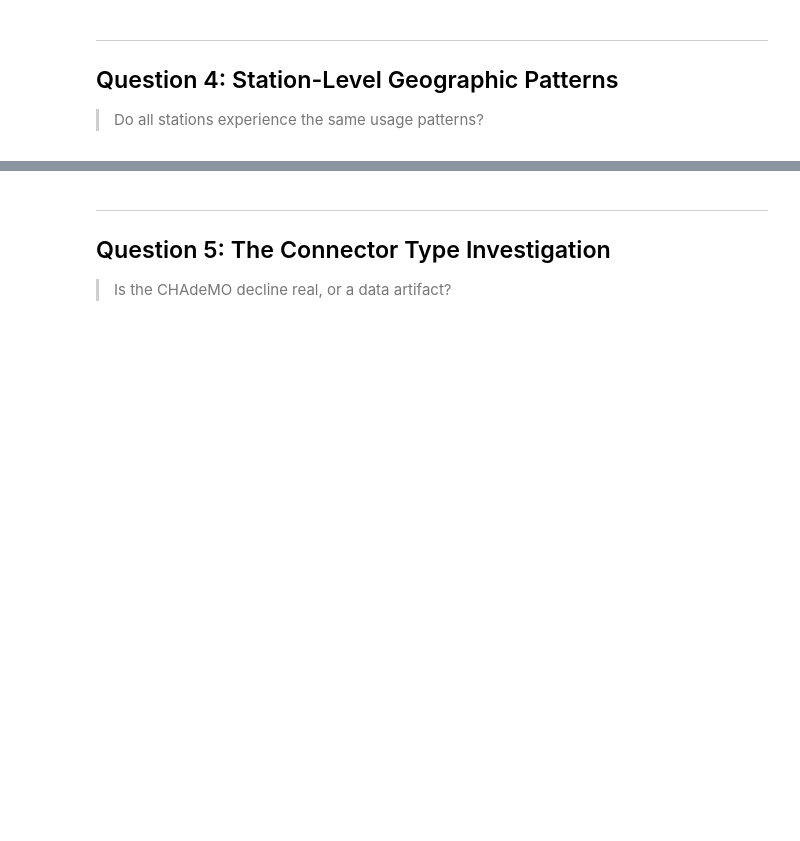
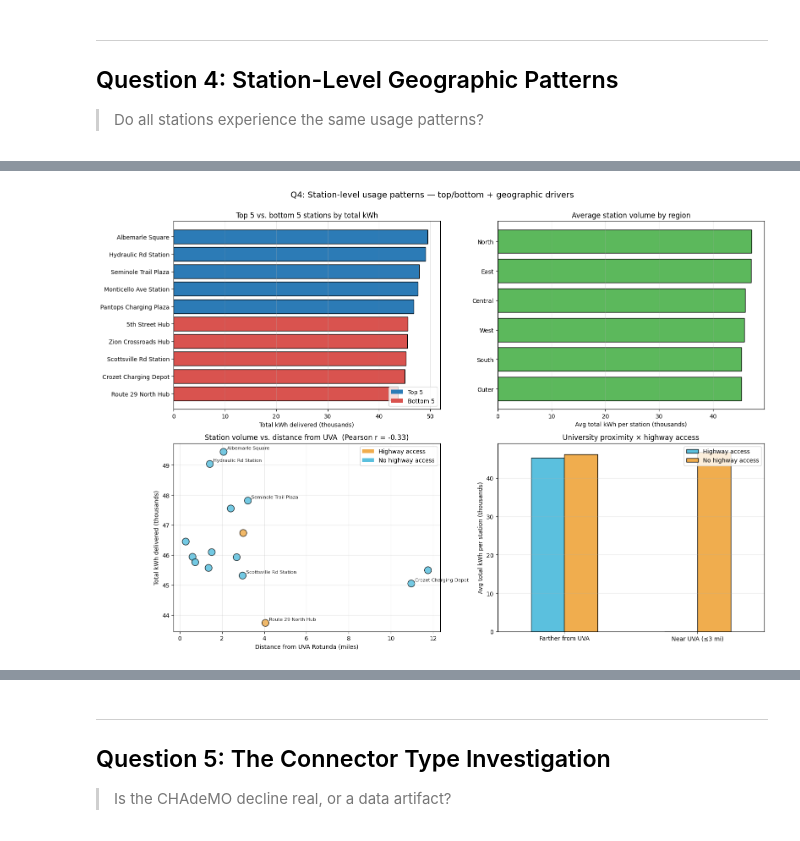
Before and after one commit to natekim416/DS2002-Kim, a Jupyter notebook: capstone/capstone-project.ipynb, the cells around one changed output, grey strips where cells are left out. Saved outputs shown, nothing was run; the diff lists cells and outputs as text; code cells hidden in the pictures; blank space fills up the shorter version.

```diff
--- a/capstone/capstone-project.ipynb
+++ b/capstone/capstone-project.ipynb
@@ -586 +764,72 @@ formats for the same physical vehicles — the canonical VH-### form, a hash-sty
+# %%
+# Q4 visualization: 4-panel comparison of station volume + geography
+from matplotlib.patches import Patch
+
+fig, axes = plt.subplots(2, 2, figsize=(16, 11))
+fig.suptitle('Q4: Station-level usage patterns — top/bottom + geographic drivers',
+             fontsize=14, y=1.00)
+
+# Panel 1: top 5 vs bottom 5
+combined = pd.concat([top5.assign(group='Top 5'),
+                      bot5.assign(group='Bottom 5')]).sort_values('total_kwh')
+colors = ['#d9534f' if g == 'Bottom 5' else '#2c7bb6' for g in combined['group']]
+axes[0, 0].barh(combined['station_name'], combined['total_kwh'] / 1000,
+                color=colors, edgecolor='black')
+axes[0, 0].set_xlabel('Total kWh delivered (thousands)')
+axes[0, 0].set_title('Top 5 vs. bottom 5 stations by total kWh')
+axes[0, 0].grid(axis='x', alpha=0.3)
+axes[0, 0].legend(handles=[Patch(facecolor='#2c7bb6', label='Top 5'),
+                           Patch(facecolor='#d9534f', label='Bottom 5')],
+                  loc='lower right')
+
+# Panel 2: avg station volume by region
+region_avg = (station_geo.groupby('region')['total_kwh'].mean()
+              .sort_values(ascending=True) / 1000)
+axes[0, 1].barh(region_avg.index, region_avg.values, color='#5cb85c',
+                edgecolor='black')
+axes[0, 1].set_xlabel('Avg total kWh per station (thousands)')
+axes[0, 1].set_title('Average station volume by region')
+axes[0, 1].grid(axis='x', alpha=0.3)
+
+# Panel 3: scatter — distance from UVA vs total kWh
+hwy_color = station_geo['highway_access'].map({True: '#f0ad4e', False: '#5bc0de'})
+axes[1, 0].scatter(station_geo['miles_from_uva'],
+                   station_geo['total_kwh'] / 1000,
+                   c=hwy_color, s=140, edgecolor='black', alpha=0.85)
+to_label = pd.concat([station_geo.head(3), station_geo.tail(3)])
+for _, r in to_label.iterrows():
+    axes[1, 0].annotate(r['station_name'][:22],
+                        (r['miles_from_uva'], r['total_kwh'] / 1000),
+                        fontsize=8, alpha=0.85,
+                        xytext=(6, 4), textcoords='offset points')
+corr_val = station_geo[['miles_from_uva', 'total_kwh']].corr().iloc[0, 1]
+axes[1, 0].set_xlabel('Distance from UVA Rotunda (miles)')
+axes[1, 0].set_ylabel('Total kWh delivered (thousands)')
+axes[1, 0].set_title(f'Station volume vs. distance from UVA  (Pearson r = {corr_val:.2f})')
+axes[1, 0].grid(alpha=0.3)
+axes[1, 0].legend(handles=[Patch(facecolor='#f0ad4e', label='Highway access'),
+                           Patch(facecolor='#5bc0de', label='No highway access')],
+                  loc='upper right')
+
+# Panel 4: 2x2 — university proximity x highway access
+group_summary = (station_geo
+                 .assign(univ_label=station_geo['near_university'].map(
+                     {True: 'Near UVA (≤3 mi)', False: 'Farther from UVA'}),
+                         hwy_label=station_geo['highway_access'].map(
+                     {True: 'Highway access', False: 'No highway access'}))
+                 .groupby(['univ_label', 'hwy_label'])['total_kwh']
+                 .mean().div(1000).unstack())
+group_summary.plot(kind='bar', ax=axes[1, 1], color=['#5bc0de', '#f0ad4e'],
+                   edgecolor='black')
+axes[1, 1].set_ylabel('Avg total kWh per station (thousands)')
+axes[1, 1].set_xlabel('')
+axes[1, 1].set_title('University proximity × highway access')
+axes[1, 1].legend(title='', loc='upper right')
+axes[1, 1].grid(axis='y', alpha=0.3)
+plt.setp(axes[1, 1].get_xticklabels(), rotation=0)
+
+plt.tight_layout()
+plt.show()
+# %% [output]
+[figure, added]
 # %% [markdown]
```
Also changed, not shown: parts of 9 cells of this notebook.
